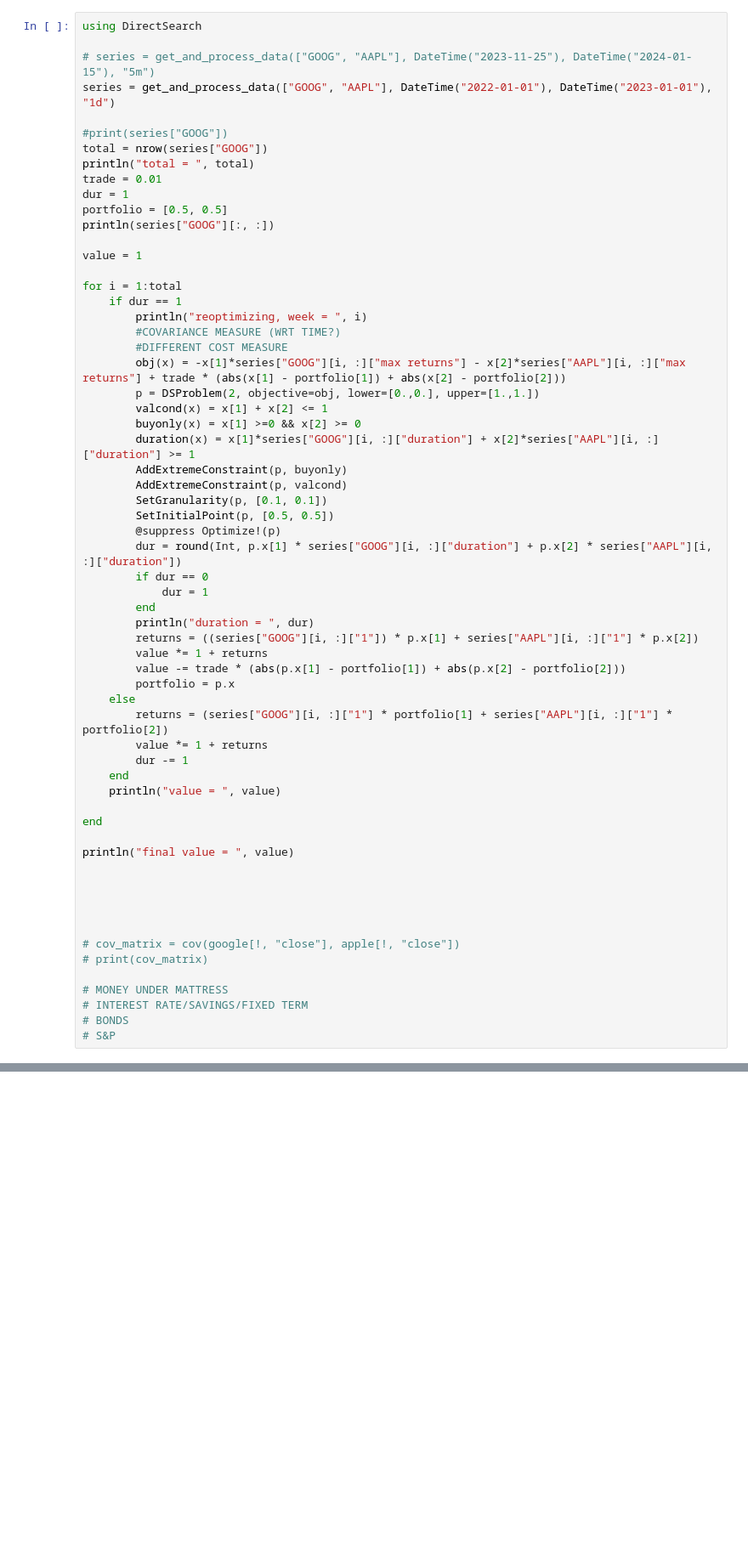
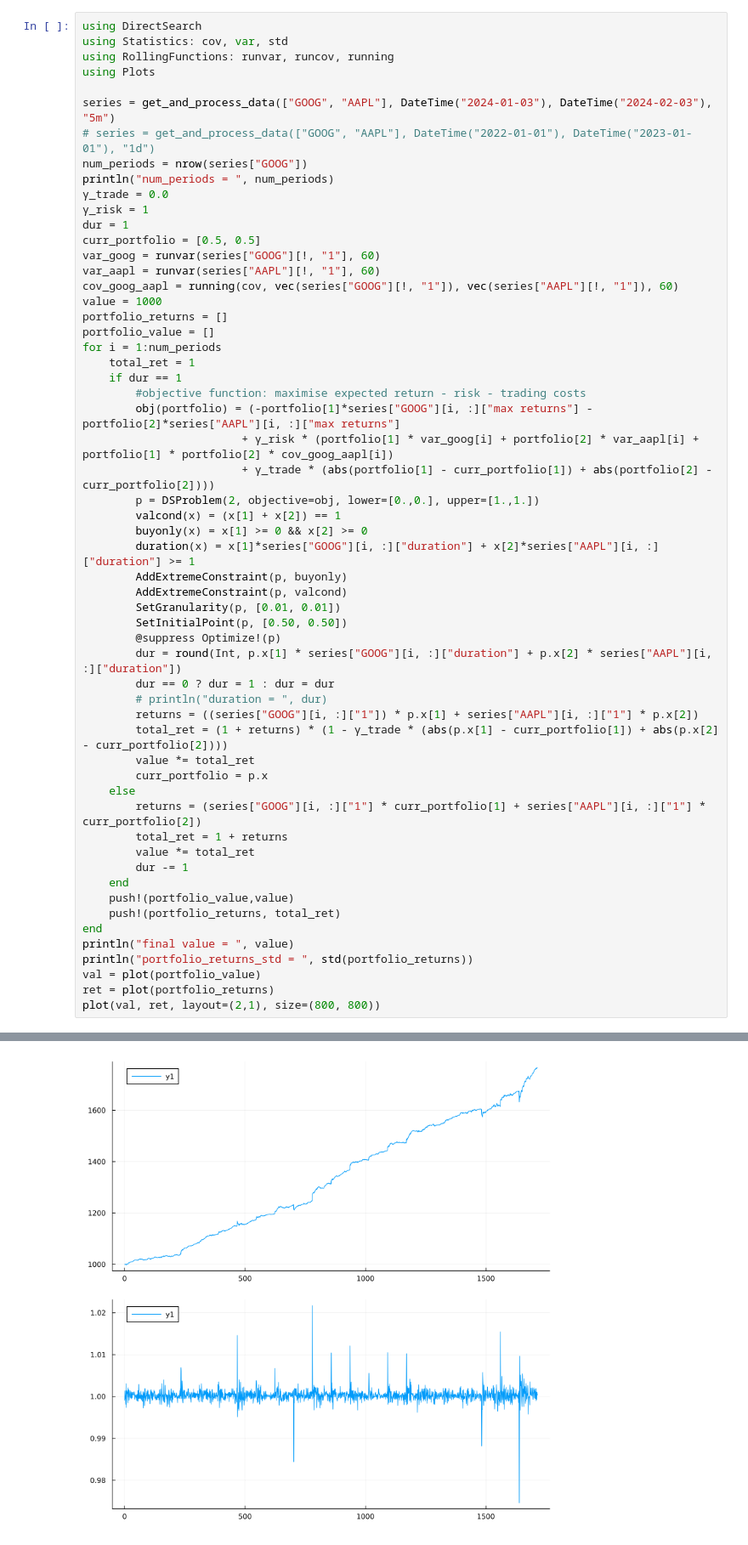
Before and after one commit to sheriff4000/fyp_repo, a Jupyter notebook: duration_mpc.ipynb, the cells around one changed output, grey strips where cells are left out. Shown at 85% size. Drawn from its saved outputs; the diff is of its cells as text; blank space fills up the shorter version.

```diff
--- a/duration_mpc.ipynb
+++ b/duration_mpc.ipynb
@@ -52,63 +46,59 @@ end
 get_and_process_data (generic function with 1 method)
 # %%
 using DirectSearch
+using Statistics: cov, var, std
+using RollingFunctions: runvar, runcov, running
+using Plots
 
-# series = get_and_process_data(["GOOG", "AAPL"], DateTime("2023-11-25"), DateTime("2024-01-15"), "5m")
-series = get_and_process_data(["GOOG", "AAPL"], DateTime("2022-01-01"), DateTime("2023-01-01"), "1d")
-
-#print(series["GOOG"])
-total = nrow(series["GOOG"])
-println("total = ", total)
-trade = 0.01
+series = get_and_process_data(["GOOG", "AAPL"], DateTime("2024-01-03"), DateTime("2024-02-03"), "5m")
+# series = get_and_process_data(["GOOG", "AAPL"], DateTime("2022-01-01"), DateTime("2023-01-01"), "1d")
+num_periods = nrow(series["GOOG"])
+println("num_periods = ", num_periods)
+γ_trade = 0.0
+γ_risk = 1
 dur = 1
-portfolio = [0.5, 0.5]
-println(series["GOOG"][:, :])
-
-value = 1
-
-for i = 1:total
+curr_portfolio = [0.5, 0.5]
+var_goog = runvar(series["GOOG"][!, "1"], 60)
+var_aapl = runvar(series["AAPL"][!, "1"], 60)
+cov_goog_aapl = running(cov, vec(series["GOOG"][!, "1"]), vec(series["AAPL"][!, "1"]), 60)
+value = 1000
+portfolio_returns = []
+portfolio_value = []
+for i = 1:num_periods
+    total_ret = 1
     if dur == 1
-        println("reoptimizing, week = ", i)
-        #COVARIANCE MEASURE (WRT TIME?)
-        #DIFFERENT COST MEASURE
-        obj(x) = -x[1]*series["GOOG"][i, :]["max returns"] - x[2]*series["AAPL"][i, :]["max returns"] + trade * (abs(x[1] - portfolio[1]) + abs(x[2] - portfolio[2]))
+        #objective function: maximise expected return - risk - trading costs
+        obj(portfolio) = (-portfolio[1]*series["GOOG"][i, :]["max returns"] - portfolio[2]*series["AAPL"][i, :]["max returns"]
+                        + γ_risk * (portfolio[1] * var_goog[i] + portfolio[2] * var_aapl[i] + portfolio[1] * portfolio[2] * cov_goog_aapl[i])
+                        + γ_trade * (abs(portfolio[1] - curr_portfolio[1]) + abs(portfolio[2] - curr_portfolio[2])))
         p = DSProblem(2, objective=obj, lower=[0.,0.], upper=[1.,1.])
-        valcond(x) = x[1] + x[2] <= 1
-        buyonly(x) = x[1] >=0 && x[2] >= 0
+        valcond(x) = (x[1] + x[2]) == 1
+        buyonly(x) = x[1] >= 0 && x[2] >= 0
         duration(x) = x[1]*series["GOOG"][i, :]["duration"] + x[2]*series["AAPL"][i, :]["duration"] >= 1
         AddExtremeConstraint(p, buyonly)
         AddExtremeConstraint(p, valcond)
-        SetGranularity(p, [0.1, 0.1])
-        SetInitialPoint(p, [0.5, 0.5])
+        SetGranularity(p, [0.01, 0.01])
+        SetInitialPoint(p, [0.50, 0.50])
         @suppress Optimize!(p)
         dur = round(Int, p.x[1] * series["GOOG"][i, :]["duration"] + p.x[2] * series["AAPL"][i, :]["duration"])
-        if dur == 0
-            dur = 1
-        end
-        println("duration = ", dur)
+        dur == 0 ? dur = 1 : dur = dur
+        # println("duration = ", dur)
         returns = ((series["GOOG"][i, :]["1"]) * p.x[1] + series["AAPL"][i, :]["1"] * p.x[2])
-        value *= 1 + returns
-        value -= trade * (abs(p.x[1] - portfolio[1]) + abs(p.x[2] - portfolio[2]))
-        portfolio = p.x
+        total_ret = (1 + returns) * (1 - γ_trade * (abs(p.x[1] - curr_portfolio[1]) + abs(p.x[2] - curr_portfolio[2])))
+        value *= total_ret
+        curr_portfolio = p.x
     else
-        returns = (series["GOOG"][i, :]["1"] * portfolio[1] + series["AAPL"][i, :]["1"] * portfolio[2])
-        value *= 1 + returns
+        returns = (series["GOOG"][i, :]["1"] * curr_portfolio[1] + series["AAPL"][i, :]["1"] * curr_portfolio[2])
+        total_ret = 1 + returns
+        value *= total_ret
         dur -= 1
     end
-    println("value = ", value)
-
+    push!(portfolio_value,value)
+    push!(portfolio_returns, total_ret)
 end
-
 println("final value = ", value)
-
-
-
-
-
-# cov_matrix = cov(google[!, "close"], apple[!, "close"])
-# print(cov_matrix)
-
-# MONEY UNDER MATTRESS
-# INTEREST RATE/SAVINGS/FIXED TERM
-# BONDS
-# S&P
+println("portfolio_returns_std = ", std(portfolio_returns))
+val = plot(portfolio_value)
+ret = plot(portfolio_returns)
+plot(val, ret, layout=(2,1), size=(800, 800))
+# %% [output]
@@ -114,0 +146 @@ println("final value = ", value)
+[figure, added]
```
Also changed, not shown: parts of 3 cells of this notebook, 6 other files.
